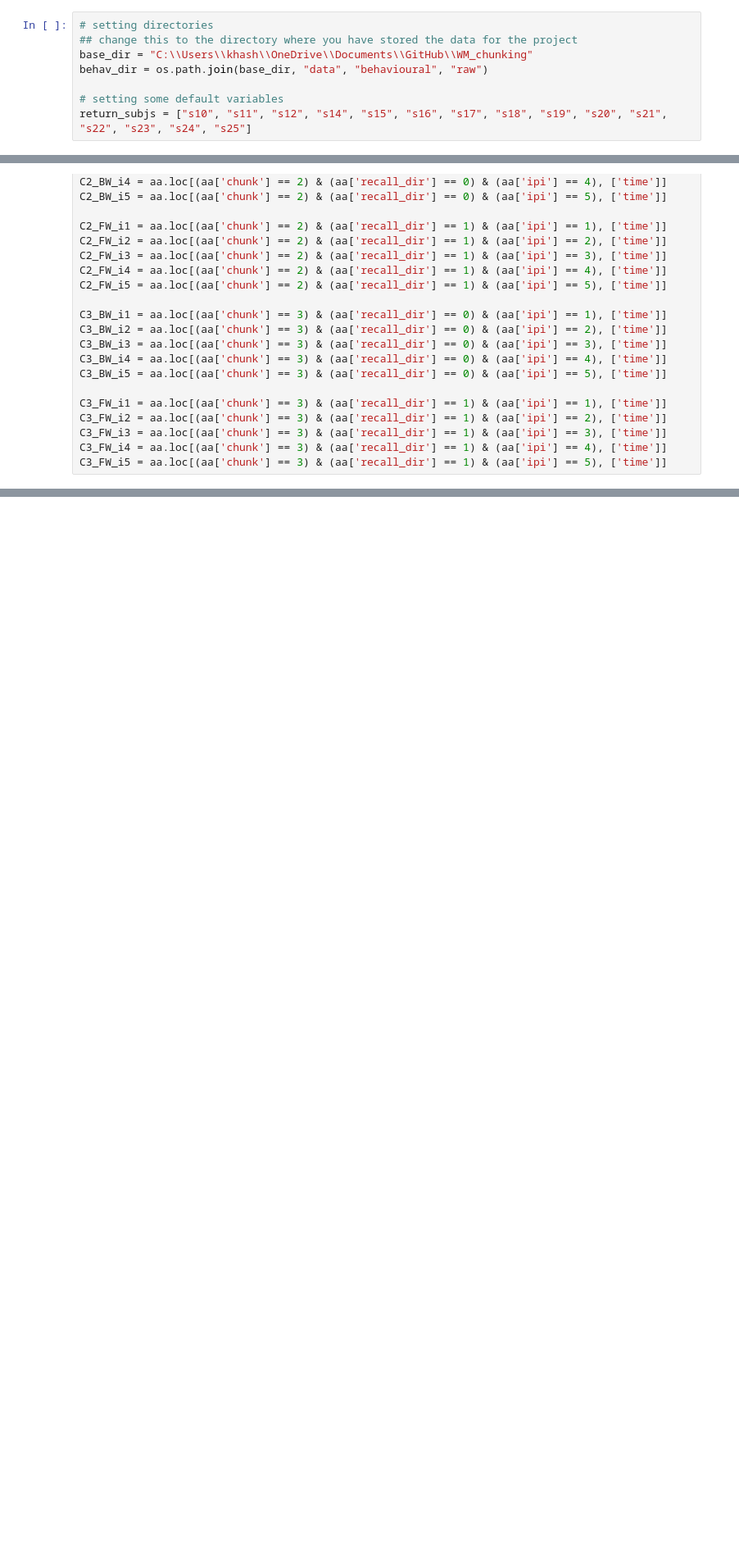
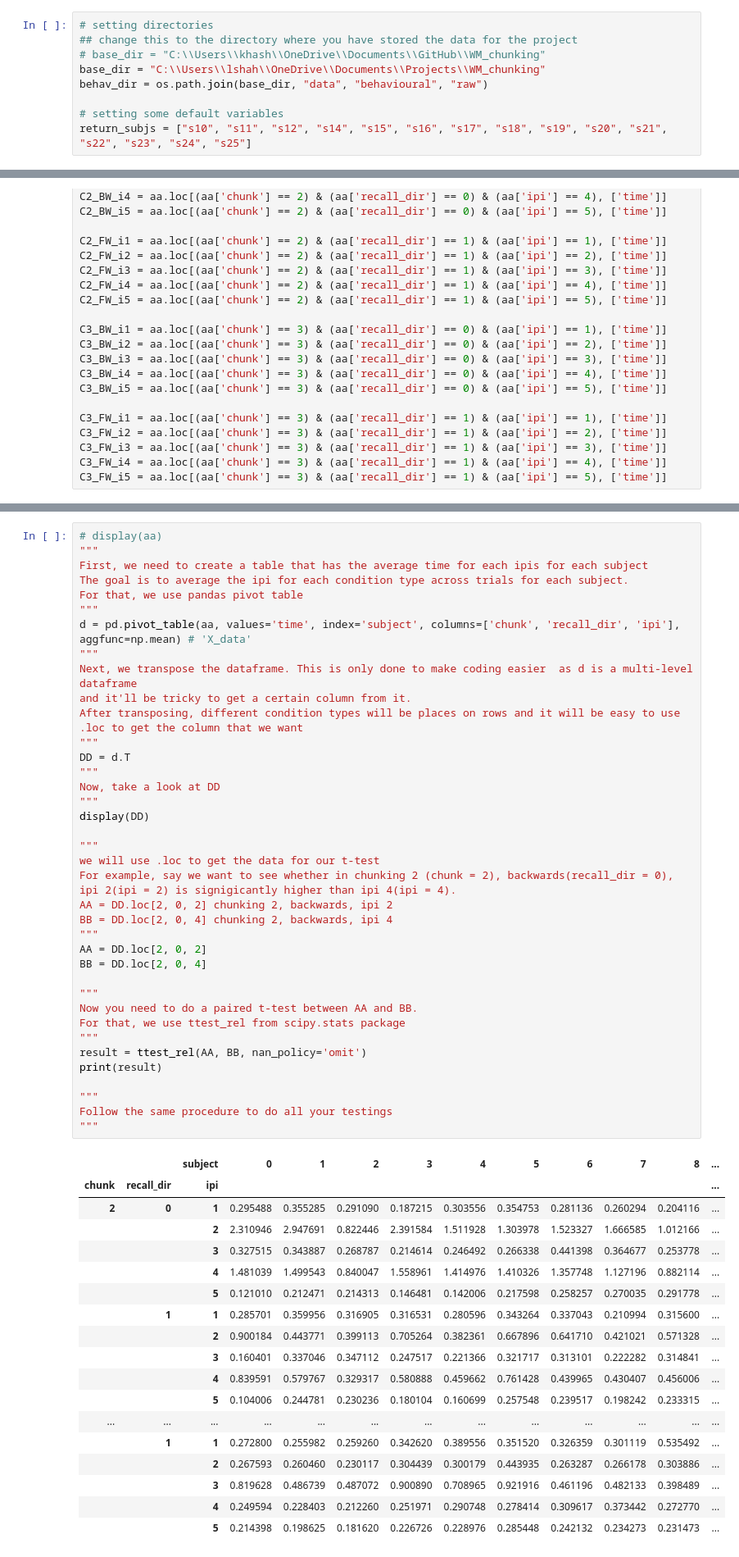
Before and after one commit to lshahsha/WM_chunking, a Jupyter notebook: analysis/Prem2.ipynb, the cells around one changed output, grey strips where cells are left out. Shown at 82% size. Saved outputs shown, nothing was run; the diff lists cells and outputs as text; blank space fills up the shorter version.

Commit message:
added a cell to show how to do paired ttest

```diff
--- a/analysis/Prem2.ipynb
+++ b/analysis/Prem2.ipynb
@@ -11,7 +12,8 @@ from scipy.stats import ttest_rel
 # %%
 # setting directories
 ## change this to the directory where you have stored the data for the project
-base_dir = "C:\\Users\\khash\\OneDrive\\Documents\\GitHub\\WM_chunking"
+# base_dir = "C:\\Users\\khash\\OneDrive\\Documents\\GitHub\\WM_chunking"
+base_dir = "C:\\Users\\lshah\\OneDrive\\Documents\\Projects\\WM_chunking"
 behav_dir = os.path.join(base_dir, "data", "behavioural", "raw")
 
 # setting some default variables
@@ -302,2 +320,61 @@ plt.savefig(r"C:\Users\khash\OneDrive\Documents\GitHub\WM_chunking\analysis\ipi_
 # %% [output]
 [figure]
+# %%
+# display(aa)
+"""
+First, we need to create a table that has the average time for each ipis for each subject
+The goal is to average the ipi for each condition type across trials for each subject.
+For that, we use pandas pivot table
+"""
+d = pd.pivot_table(aa, values='time', index='subject', columns=['chunk', 'recall_dir', 'ipi'], aggfunc=np.mean) # 'X_data'
+"""
+Next, we transpose the dataframe. This is only done to make coding easier  as d is a multi-level dataframe
+and it'll be tricky to get a certain column from it.
+After transposing, different condition types will be places on rows and it will be easy to use
+.loc to get the column that we want
+"""
+DD = d.T
+"""
+Now, take a look at DD
+"""
+display(DD)
+
+"""
+we will use .loc to get the data for our t-test
+For example, say we want to see whether in chunking 2 (chunk = 2), backwards(recall_dir = 0),
+ipi 2(ipi = 2) is signigicantly higher than ipi 4(ipi = 4).
+AA = DD.loc[2, 0, 2] chunking 2, backwards, ipi 2
+BB = DD.loc[2, 0, 4] chunking 2, backwards, ipi 4
+"""
+AA = DD.loc[2, 0, 2]
+BB = DD.loc[2, 0, 4]
+
+"""
+Now you need to do a paired t-test between AA and BB.
+For that, we use ttest_rel from scipy.stats package
+"""
+result = ttest_rel(AA, BB, nan_policy='omit')
+print(result)
+
+"""
+Follow the same procedure to do all your testings
+"""
+# %% [output]
+|  |  | subject | 0 | 1 | 2 | 3 | 4 | 5 | 6 | 7 | 8 | ... |
+| chunk | recall_dir | ipi |  |  |  |  |  |  |  |  |  | ... |
+| 2 | 0 | 1 | 0.295488 | 0.355285 | 0.291090 | 0.187215 | 0.303556 | 0.354753 | 0.281136 | 0.260294 | 0.204116 | ... |
+|  |  | 2 | 2.310946 | 2.947691 | 0.822446 | 2.391584 | 1.511928 | 1.303978 | 1.523327 | 1.666585 | 1.012166 | ... |
+|  |  | 3 | 0.327515 | 0.343887 | 0.268787 | 0.214614 | 0.246492 | 0.266338 | 0.441398 | 0.364677 | 0.253778 | ... |
+|  |  | 4 | 1.481039 | 1.499543 | 0.840047 | 1.558961 | 1.414976 | 1.410326 | 1.357748 | 1.127196 | 0.882114 | ... |
+|  |  | 5 | 0.121010 | 0.212471 | 0.214313 | 0.146481 | 0.142006 | 0.217598 | 0.258257 | 0.270035 | 0.291778 | ... |
+|  | 1 | 1 | 0.285701 | 0.359956 | 0.316905 | 0.316531 | 0.280596 | 0.343264 | 0.337043 | 0.210994 | 0.315600 | ... |
+|  |  | 2 | 0.900184 | 0.443771 | 0.399113 | 0.705264 | 0.382361 | 0.667896 | 0.641710 | 0.421021 | 0.571328 | ... |
+|  |  | 3 | 0.160401 | 0.337046 | 0.347112 | 0.247517 | 0.221366 | 0.321717 | 0.313101 | 0.222282 | 0.314841 | ... |
+|  |  | 4 | 0.839591 | 0.579767 | 0.329317 | 0.580888 | 0.459662 | 0.761428 | 0.439965 | 0.430407 | 0.456006 | ... |
+|  |  | 5 | 0.104006 | 0.244781 | 0.230236 | 0.180104 | 0.160699 | 0.257548 | 0.239517 | 0.198242 | 0.233315 | ... |
+| ... | ... | ... | ... | ... | ... | ... | ... | ... | ... | ... | ... | ... |
+|  | 1 | 1 | 0.272800 | 0.255982 | 0.259260 | 0.342620 | 0.389556 | 0.351520 | 0.326359 | 0.301119 | 0.535492 | ... |
+|  |  | 2 | 0.267593 | 0.260460 | 0.230117 | 0.304439 | 0.300179 | 0.443935 | 0.263287 | 0.266178 | 0.303886 | ... |
+|  |  | 3 | 0.819628 | 0.486739 | 0.487072 | 0.900890 | 0.708965 | 0.921916 | 0.461196 | 0.482133 | 0.398489 | ... |
+|  |  | 4 | 0.249594 | 0.228403 | 0.212260 | 0.251971 | 0.290748 | 0.278414 | 0.309617 | 0.373442 | 0.272770 | ... |
+|  |  | 5 | 0.214398 | 0.198625 | 0.181620 | 0.226726 | 0.228976 | 0.285448 | 0.242132 | 0.234273 | 0.231473 | ... |
```
Also changed, not shown: parts of 11 cells of this notebook.
